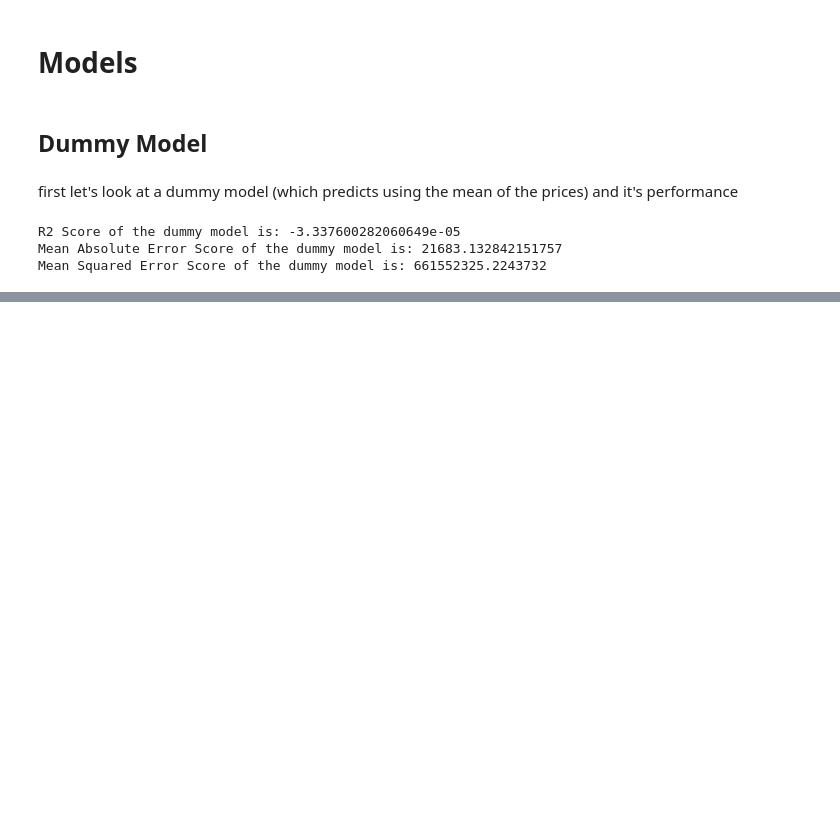
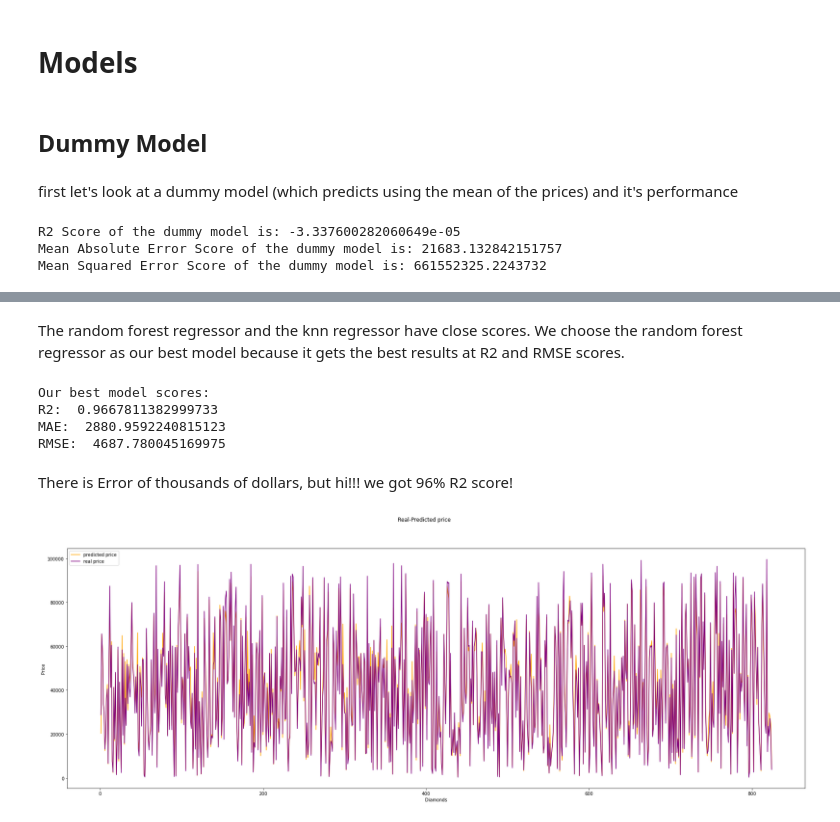
Before and after one commit to GitlerIsrael/Diamonds-price-prediction-model, a Jupyter notebook: Diamond-price-prediction-model.ipynb, the cells around one changed output, grey strips where cells are left out. Saved outputs shown, nothing was run; the diff lists cells and outputs as text; code cells hidden in the pictures; blank space fills up the shorter version.

```diff
--- a/Diamond-price-prediction-model.ipynb
+++ b/Diamond-price-prediction-model.ipynb
@@ -759,0 +911,2 @@ Mean Squared Error Score of the dummy model is: 661552325.2243732
+# %%
+grid.fit(x_train, y_train)
@@ -759,0 +939,2 @@ Mean Squared Error Score of the dummy model is: 661552325.2243732
+# %%
+grid.fit(x_train[['carat', 'clarity','l', 'w']], y_train)
@@ -759,0 +969,33 @@ Mean Squared Error Score of the dummy model is: 661552325.2243732
+# %% [markdown]
+The random forest regressor and the knn regressor have close scores. We choose the random forest regressor as our best model because it gets the best results at R2 and RMSE scores.
+# %%
+rfr=RandomForestRegressor(random_state=42, max_depth=50, max_features='sqrt', n_estimators=700)
+# %%
+rfr.fit(x_train,y_train)
+y_pred = rfr.predict(x_test)
+# %%
+print('Our best model scores:')
+print('R2: ', metrics.r2_score(y_test, y_pred))
+print('MAE: ', metrics.mean_absolute_error(y_test, y_pred))
+print('RMSE: ', np.sqrt(metrics.mean_squared_error(y_test, y_pred)))
+# %% [output]
+Our best model scores:
+R2:  0.9667811382999733
+MAE:  2880.9592240815123
+RMSE:  4687.780045169975
+# %% [markdown]
+There is Error of thousands of dollars, but hi!!! we got 96% R2 score!
+# %%
+fig, axes = plt.subplots(1, 1, figsize=(30, 10), sharey=True)
+
+axes.set_xlabel('Diamonds')
+axes.set_ylabel('Price')
+fig.suptitle('Real-Predicted price')
+
+axes.plot(list(range(1, len(y_test)+1)), y_pred, label='predicted price', color='orange')
+axes.plot(list(range(1, len(y_test)+1)), y_test, label='real price', color='purple')
+
+axes.legend()
+plt.show()
+# %% [output]
+[figure, added]
```
Also changed, not shown: parts of 58 cells of this notebook, 3 other files.
